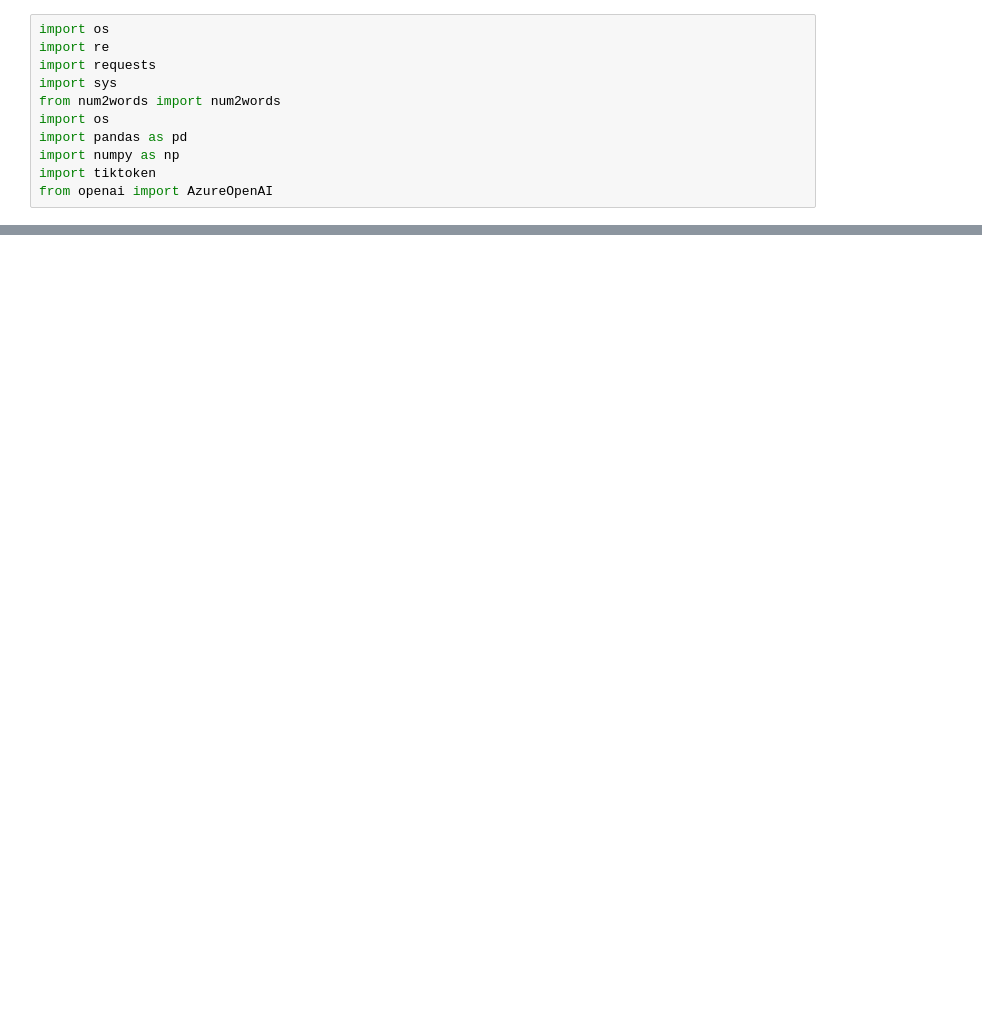
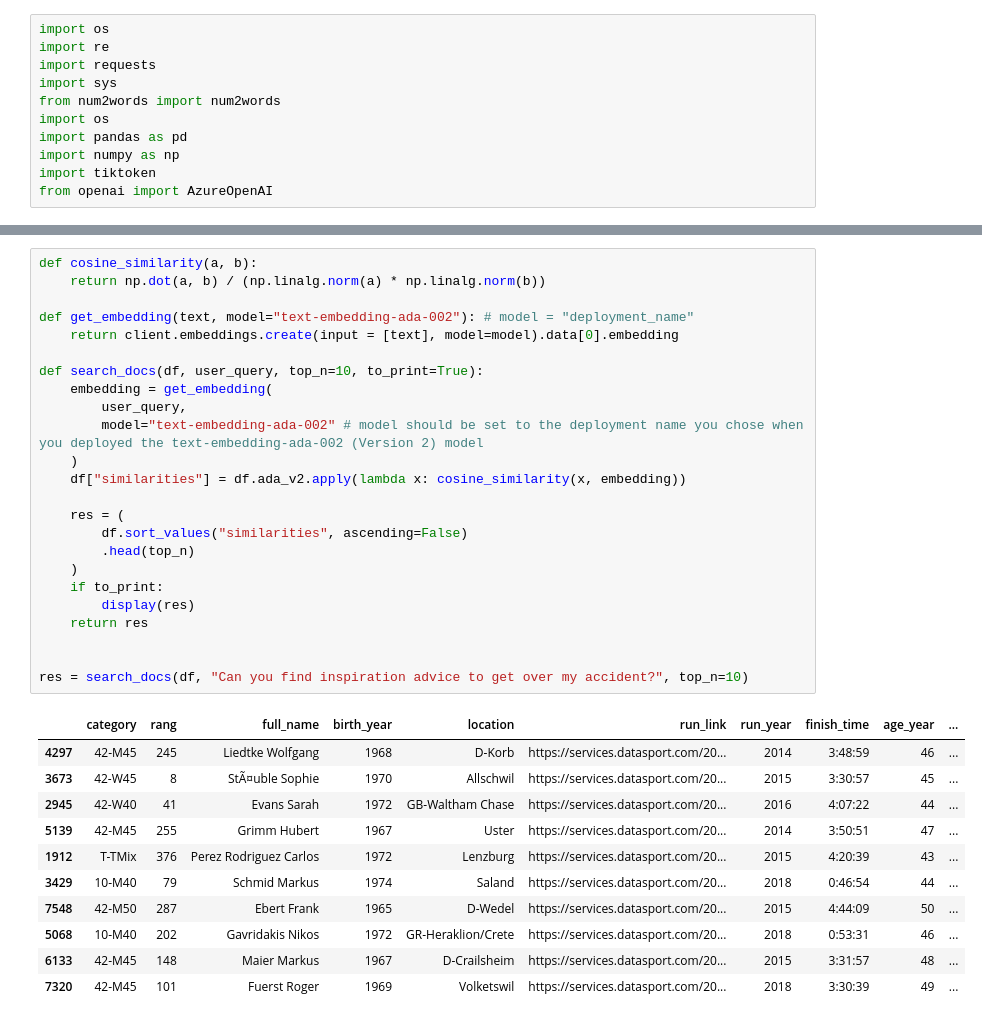
Before and after one commit to aloha-fim/kam_second, a Jupyter notebook: graphs_azure.ipynb, the cells around one changed output, grey strips where cells are left out. Saved outputs shown, nothing was run; the diff lists cells and outputs as text; blank space fills up the shorter version.

```diff
--- a/graphs_azure.ipynb
+++ b/graphs_azure.ipynb
@@ -129,0 +135,36 @@ res["category"][6798]
+# %%
+def cosine_similarity(a, b):
+    return np.dot(a, b) / (np.linalg.norm(a) * np.linalg.norm(b))
+
+def get_embedding(text, model="text-embedding-ada-002"): # model = "deployment_name"
+    return client.embeddings.create(input = [text], model=model).data[0].embedding
+
+def search_docs(df, user_query, top_n=10, to_print=True):
+    embedding = get_embedding(
+        user_query,
+        model="text-embedding-ada-002" # model should be set to the deployment name you chose when you deployed the text-embedding-ada-002 (Version 2) model
+    )
+    df["similarities"] = df.ada_v2.apply(lambda x: cosine_similarity(x, embedding))
+
+    res = (
+        df.sort_values("similarities", ascending=False)
+        .head(top_n)
+    )
+    if to_print:
+        display(res)
+    return res
+
+
+res = search_docs(df, "Can you find inspiration advice to get over my accident?", top_n=10)
+# %% [output]
+|  | category | rang | full_name | birth_year | location | run_link | run_year | finish_time | age_year | ... |
+| 4297 | 42-M45 | 245 | Liedtke Wolfgang | 1968 | D-Korb | https://services.datasport.com/20... | 2014 | 3:48:59 | 46 | ... |
+| 3673 | 42-W45 | 8 | StÃ¤uble Sophie | 1970 | Allschwil | https://services.datasport.com/20... | 2015 | 3:30:57 | 45 | ... |
+| 2945 | 42-W40 | 41 | Evans Sarah | 1972 | GB-Waltham Chase | https://services.datasport.com/20... | 2016 | 4:07:22 | 44 | ... |
+| 5139 | 42-M45 | 255 | Grimm Hubert | 1967 | Uster | https://services.datasport.com/20... | 2014 | 3:50:51 | 47 | ... |
+| 1912 | T-TMix | 376 | Perez Rodriguez Carlos | 1972 | Lenzburg | https://services.datasport.com/20... | 2015 | 4:20:39 | 43 | ... |
+| 3429 | 10-M40 | 79 | Schmid Markus | 1974 | Saland | https://services.datasport.com/20... | 2018 | 0:46:54 | 44 | ... |
+| 7548 | 42-M50 | 287 | Ebert Frank | 1965 | D-Wedel | https://services.datasport.com/20... | 2015 | 4:44:09 | 50 | ... |
+| 5068 | 10-M40 | 202 | Gavridakis Nikos | 1972 | GR-Heraklion/Crete | https://services.datasport.com/20... | 2018 | 0:53:31 | 46 | ... |
+| 6133 | 42-M45 | 148 | Maier Markus | 1967 | D-Crailsheim | https://services.datasport.com/20... | 2015 | 3:31:57 | 48 | ... |
+| 7320 | 42-M45 | 101 | Fuerst Roger | 1969 | Volketswil | https://services.datasport.com/20... | 2018 | 3:30:39 | 49 | ... |
```
Also changed, not shown: parts of 11 cells of this notebook, 9 other files.
